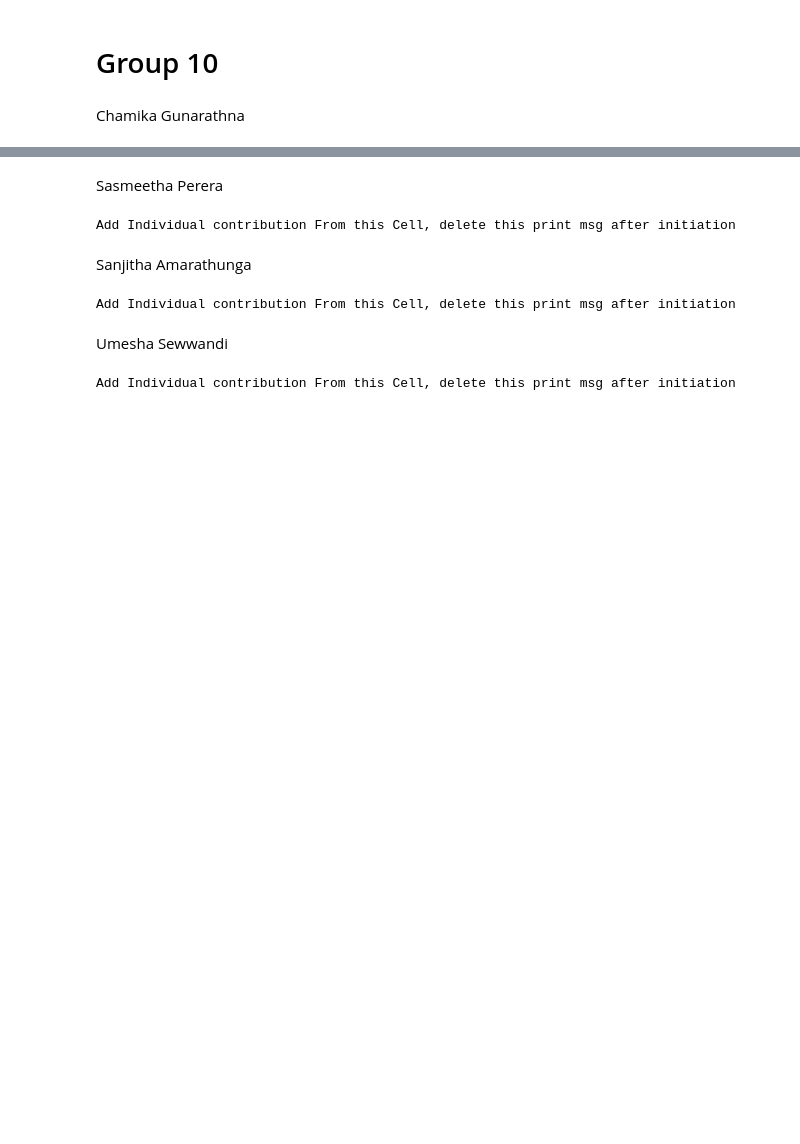
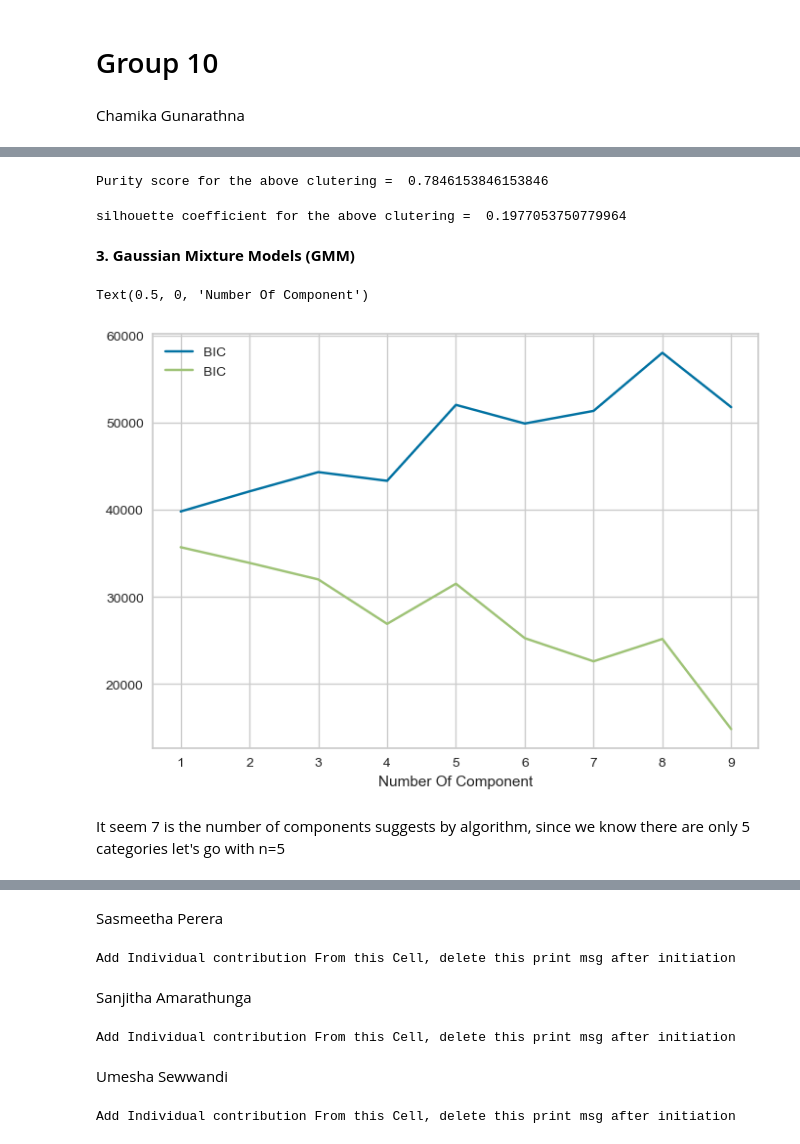
Before and after one commit to ChamikaGunarathna/DM_Group_project, a Jupyter notebook: clustering of cancer gene data.ipynb, the cells around one changed output, grey strips where cells are left out. Saved outputs shown, nothing was run; the diff lists cells and outputs as text; code cells hidden in the pictures; blank space fills up the shorter version.

```diff
--- a/clustering of cancer gene data.ipynb
+++ b/clustering of cancer gene data.ipynb
@@ -8,0 +290,12 @@ Add Individual contribution From this Cell, delete this print msg after initiati
+# %%
+accuracy = purity_score(target_labels,cluster_labels)
+print ('Purity score for the above clutering = ', accuracy)
+# %% [output]
+Purity score for the above clutering =  0.7846153846153846
+# %%
+silhouette_avg = metrics.silhouette_score(features, cluster_labels)
+print ('silhouette coefficient for the above clutering = ', silhouette_avg)
+# %% [output]
+silhouette coefficient for the above clutering =  0.1977053750779964
+# %% [markdown]
+**3. Gaussian Mixture Models (GMM)**
@@ -8,0 +304,27 @@ Add Individual contribution From this Cell, delete this print msg after initiati
+# %%
+import pandas as pd
+df = pd.read_csv("data.csv")
+gene_data = df.iloc[:,:-1]
+target_labels = df['Class']
+target_labels = target_labels.to_numpy()
+# %%
+#Determining Optimal
+#Prepare
+n_conponent = np.arange(1,10)
+
+#Create GGM Model
+models = [GaussianMixture(n_components = n).fit(gene_data) for n in n_conponent]
+#Plot
+plt.plot(n_conponent,
+         [m.bic(gene_data) for m in models],
+         label = 'BIC')
+plt.plot(n_conponent,
+         [m.aic(gene_data) for m in models],
+         label = 'BIC')
+plt.legend()
+plt.xlabel("Number Of Component")
+# %% [output]
+Text(0.5, 0, 'Number Of Component')
+[figure, added]
+# %% [markdown]
+It seem 7 is the number of components suggests by algorithm, since we know there are only 5 categories let's go with n=5
```
Also changed, not shown: parts of 48 cells of this notebook, 1 other file.
